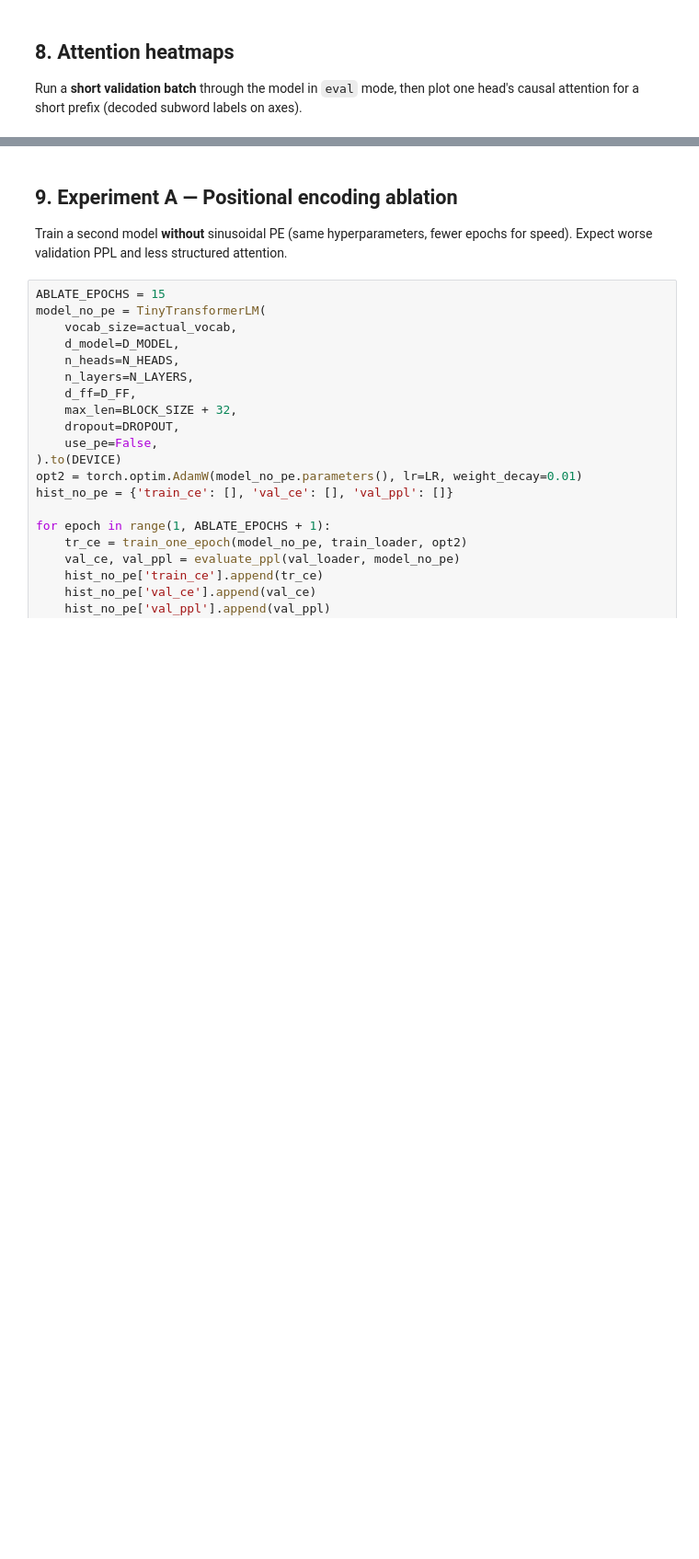
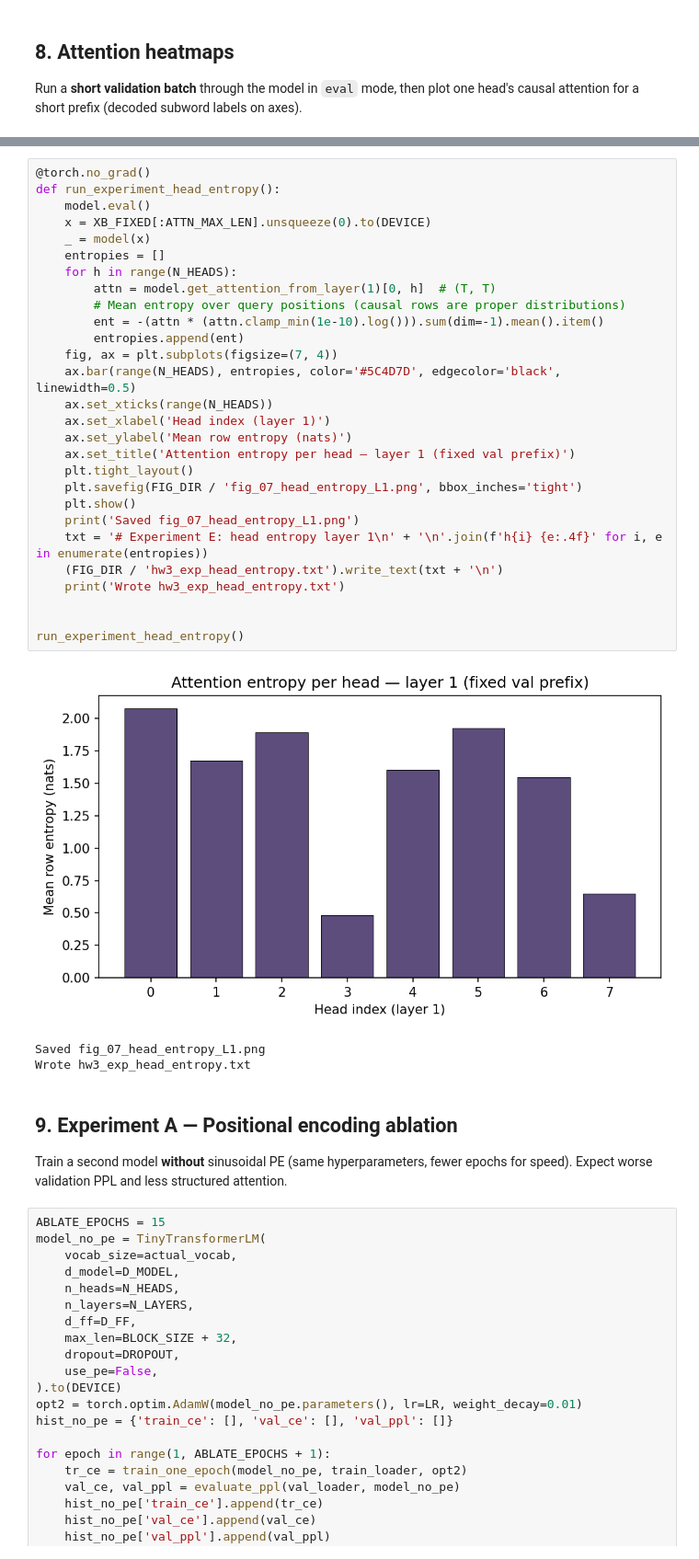
Before and after one commit to zz3231/COMS4995-Applied-Machine-Learning-HW, a Jupyter notebook: HW3/HW3.ipynb, the cells around one changed output, grey strips where cells are left out. Shown at 92% size. Cells and saved outputs as stored; diff of their text form; blank space fills up the shorter version.

```diff
--- a/HW3/HW3.ipynb
+++ b/HW3/HW3.ipynb
@@ -415,3 +582,35 @@ plot_attention_heatmap(model, xb[0], layer_idx=1, head_idx=2, max_len=28, fname=
+# %%
+@torch.no_grad()
+def run_experiment_head_entropy():
+    model.eval()
+    x = XB_FIXED[:ATTN_MAX_LEN].unsqueeze(0).to(DEVICE)
+    _ = model(x)
+    entropies = []
+    for h in range(N_HEADS):
+        attn = model.get_attention_from_layer(1)[0, h]  # (T, T)
+        # Mean entropy over query positions (causal rows are proper distributions)
+        ent = -(attn * (attn.clamp_min(1e-10).log())).sum(dim=-1).mean().item()
+        entropies.append(ent)
+    fig, ax = plt.subplots(figsize=(7, 4))
+    ax.bar(range(N_HEADS), entropies, color='#5C4D7D', edgecolor='black', linewidth=0.5)
+    ax.set_xticks(range(N_HEADS))
+    ax.set_xlabel('Head index (layer 1)')
+    ax.set_ylabel('Mean row entropy (nats)')
+    ax.set_title('Attention entropy per head — layer 1 (fixed val prefix)')
+    plt.tight_layout()
+    plt.savefig(FIG_DIR / 'fig_07_head_entropy_L1.png', bbox_inches='tight')
+    plt.show()
+    print('Saved fig_07_head_entropy_L1.png')
+    txt = '# Experiment E: head entropy layer 1\n' + '\n'.join(f'h{i} {e:.4f}' for i, e in enumerate(entropies))
+    (FIG_DIR / 'hw3_exp_head_entropy.txt').write_text(txt + '\n')
+    print('Wrote hw3_exp_head_entropy.txt')
+
+
+run_experiment_head_entropy()
+# %% [output]
+[figure, added]
+Saved fig_07_head_entropy_L1.png
+Wrote hw3_exp_head_entropy.txt
 # %% [markdown]
 ## 9. Experiment A — Positional encoding ablation
 
```
Also changed, not shown: parts of 20 cells of this notebook, 17 other files.
